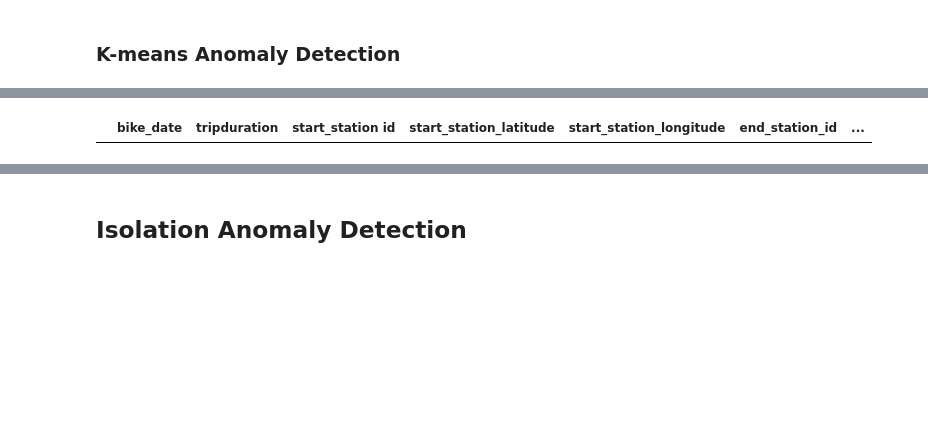
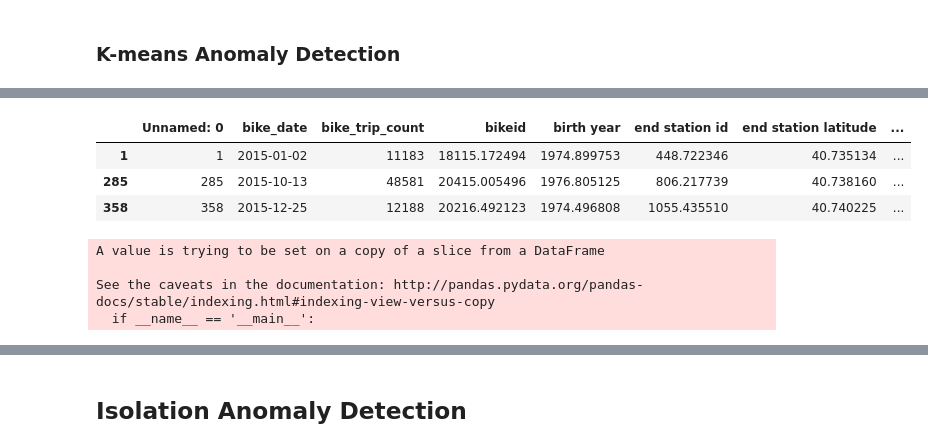
Before and after one commit to gperrin12/anomaly_detection_NYC_transit, a Jupyter notebook: Citi_Month_Stat_Agg.ipynb, the cells around one changed output, grey strips where cells are left out. Saved outputs shown, nothing was run; the diff lists cells and outputs as text; code cells hidden in the pictures; blank space fills up the shorter version.

```diff
--- a/Citi_Month_Stat_Agg.ipynb
+++ b/Citi_Month_Stat_Agg.ipynb
@@ -209,4 +230,4 @@ citi_day_by_station['day_of_week'] = citi_day_by_station.taxi_date.apply(lambda
 # %%
 #control for Friday / Saturday nights
-citi_day_by_station['weekend'] = 0
-citi_day_by_station['weekend'][(citi_day_by_station['day_of_week'] == 4) | (citi_day_by_station['day_of_week'] == 5)] = 1
+citi_df_all_day['weekend'] = 0
+citi_df_all_day['weekend'][(citi_df_all_day['day_of_week'] == 4) | (citi_df_all_day['day_of_week'] == 5)] = 1
@@ -217,5 +243,5 @@ citi_day_by_station['weekend'][(citi_day_by_station['day_of_week'] == 4) | (citi
 # %%
 cluster_features = ['bike_trip_count', 'holiday', 'weekend']
 # %%
-X = citi_day_by_station[cluster_features]
+X = citi_df_all_day[cluster_features]
 X.head(2)
@@ -235,5 +285,5 @@ for n_clusters in range_n_clusters:
 # %%
-n=3
+n=5
 KM=KMeans(n_clusters=n,random_state=999)
 scor=KM.fit_predict(X)
 
@@ -242,16 +292,24 @@ res=pd.concat((res,pd.DataFrame(KM.fit_predict(X))),axis=1)
 res.columns=list(range(n))+["cluster"]
 res.loc[:,"score"]=res.apply(lambda x: x[int(x["cluster"])],axis=1)
 # %%
-citi_day_by_station['cluster'] = res.cluster
-citi_day_by_station['km_score'] = res.score
-citi_day_by_station['outlier'] = 0
-citi_day_by_station.sort_values("km_score",ascending=False, inplace=True)
+citi_df_all_day['cluster'] = res.cluster
+citi_df_all_day['km_score'] = res.score
+citi_df_all_day['outlier'] = 0
+citi_df_all_day.sort_values("km_score",ascending=False, inplace=True)
 # %%
-citi_day_by_station.head(3)
+citi_df_all_day.head(3)
 # %% [output]
-|  | bike_date | tripduration | start_station id | start_station_latitude | start_station_longitude | end_station_id | ... |
+|  | Unnamed: 0 | bike_date | bike_trip_count | bikeid | birth year | end station id | end station latitude | ... |
+| 1 | 1 | 2015-01-02 | 11183 | 18115.172494 | 1974.899753 | 448.722346 | 40.735134 | ... |
+| 285 | 285 | 2015-10-13 | 48581 | 20415.005496 | 1976.805125 | 806.217739 | 40.738160 | ... |
+| 358 | 358 | 2015-12-25 | 12188 | 20216.492123 | 1974.496808 | 1055.435510 | 40.740225 | ... |
 # %%
-citi_day_by_station['outlier'][:10] = 1
+citi_df_all_day['outlier'][:10] = 1
+# %% [output]
+A value is trying to be set on a copy of a slice from a DataFrame
+
+See the caveats in the documentation: http://pandas.pydata.org/pandas-docs/stable/indexing.html#indexing-view-versus-copy
+  if __name__ == '__main__':
 # %%
 def set_color(Data1):
     if (Data1.outlier == 1):
```
Also changed, not shown: parts of 28 cells of this notebook.
